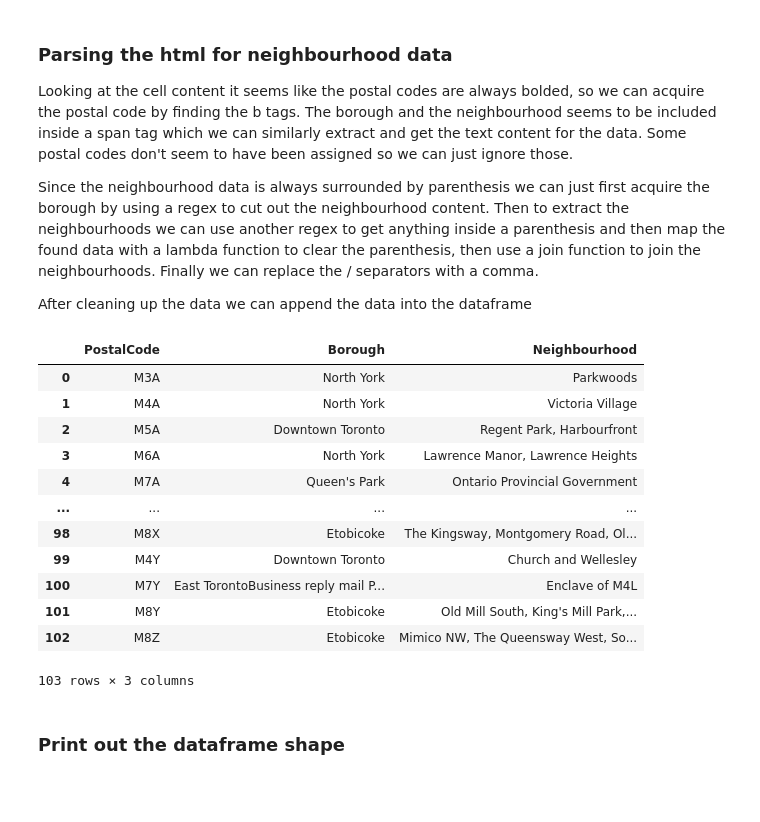
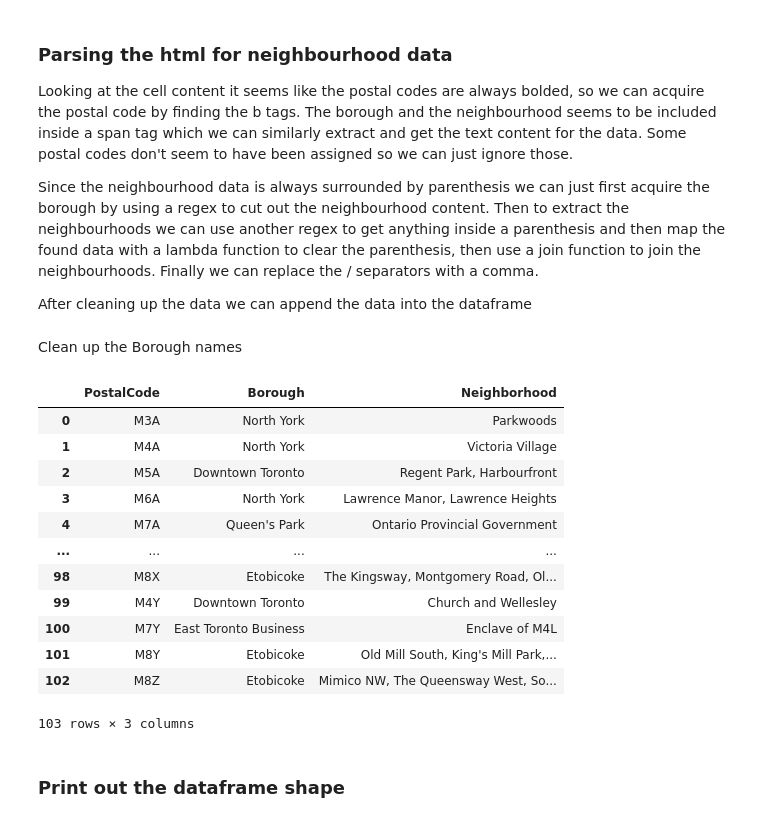
Before and after one commit to cobrelli/Coursera_Capstone, a Jupyter notebook: capstone_week3_part1.ipynb, the cells around one changed output. Drawn from its saved outputs; the diff is of its cells as text; code cells hidden in the pictures; blank space fills up the shorter version.

```diff
--- a/capstone_week3_part1.ipynb
+++ b/capstone_week3_part1.ipynb
@@ -38,7 +38,7 @@ cells = table.find_all('td')
 Now we can prepare the dataframe with columns PostalCode, Borough and Neighbourhood.
 # %%
 # Setup dataframe
-toronto_neighbourhoods = pd.DataFrame(columns=['PostalCode', 'Borough', 'Neighbourhood'])
+toronto_neighbourhoods = pd.DataFrame(columns=['PostalCode', 'Borough', 'Neighborhood'])
 # %% [markdown]
 <h3>Parsing the html for neighbourhood data</h3>
 <p>Looking at the cell content it seems like the postal codes are always bolded, so we can acquire the postal code by finding the b tags. The borough and the neighbourhood seems to be included inside a span tag which we can similarly extract and get the text content for the data. Some postal codes don't seem to have been assigned so we can just ignore those.</p>
@@ -66,25 +66,34 @@ for cell in cells:
 
     # Append data to dataframe
     toronto_neighbourhoods = toronto_neighbourhoods.append(
-        { 'PostalCode': postal, 'Borough': borough, 'Neighbourhood': neighbourhoods },
+        { 'PostalCode': postal, 'Borough': borough, 'Neighborhood': neighbourhoods },
         ignore_index=True)
-
-# Check the data
-toronto_neighbourhoods
-# %% [output]
-|  | PostalCode | Borough | Neighbourhood |
-| 0 | M3A | North York | Parkwoods |
-| 1 | M4A | North York | Victoria Village |
-| 2 | M5A | Downtown Toronto | Regent Park, Harbourfront |
-| 3 | M6A | North York | Lawrence Manor, Lawrence Heights |
-| 4 | M7A | Queen's Park | Ontario Provincial Government |
-| ... | ... | ... | ... |
-| 98 | M8X | Etobicoke | The Kingsway, Montgomery Road, Ol... |
-| 99 | M4Y | Downtown Toronto | Church and Wellesley |
-| 100 | M7Y | East TorontoBusiness reply mail P... | Enclave of M4L |
-| 101 | M8Y | Etobicoke | Old Mill South, King's Mill Park,... |
-| 102 | M8Z | Etobicoke | Mimico NW, The Queensway West, So... |
-103 rows × 3 columns
+# %% [markdown]
+Clean up the Borough names
+# %%
+toronto_neighbourhoods['Borough']=toronto_neighbourhoods['Borough'].replace(
+    {'Downtown TorontoStn A PO Boxes25 The Esplanade':'Downtown Toronto Stn A',
+    'East TorontoBusiness reply mail Processing Centre969 Eastern':'East Toronto Business',
+    'EtobicokeNorthwest':'Etobicoke Northwest',
+    'East YorkEast Toronto':'East York/East Toronto',
+    'MississaugaCanada Post Gateway Processing Centre':'Mississauga'})
+
+# Check the data
+toronto_neighbourhoods
+# %% [output]
+|  | PostalCode | Borough | Neighborhood |
+| 0 | M3A | North York | Parkwoods |
+| 1 | M4A | North York | Victoria Village |
+| 2 | M5A | Downtown Toronto | Regent Park, Harbourfront |
+| 3 | M6A | North York | Lawrence Manor, Lawrence Heights |
+| 4 | M7A | Queen's Park | Ontario Provincial Government |
+| ... | ... | ... | ... |
+| 98 | M8X | Etobicoke | The Kingsway, Montgomery Road, Ol... |
+| 99 | M4Y | Downtown Toronto | Church and Wellesley |
+| 100 | M7Y | East Toronto Business | Enclave of M4L |
+| 101 | M8Y | Etobicoke | Old Mill South, King's Mill Park,... |
+| 102 | M8Z | Etobicoke | Mimico NW, The Queensway West, So... |
+103 rows × 3 columns
 # %%
 # export the dataframe into a csv for easier use for the next part of the assignment
 # toronto_neighbourhoods.to_csv('toronto_postal_codes.csv', index=False)
```
Also changed, not shown: 4 other files.
